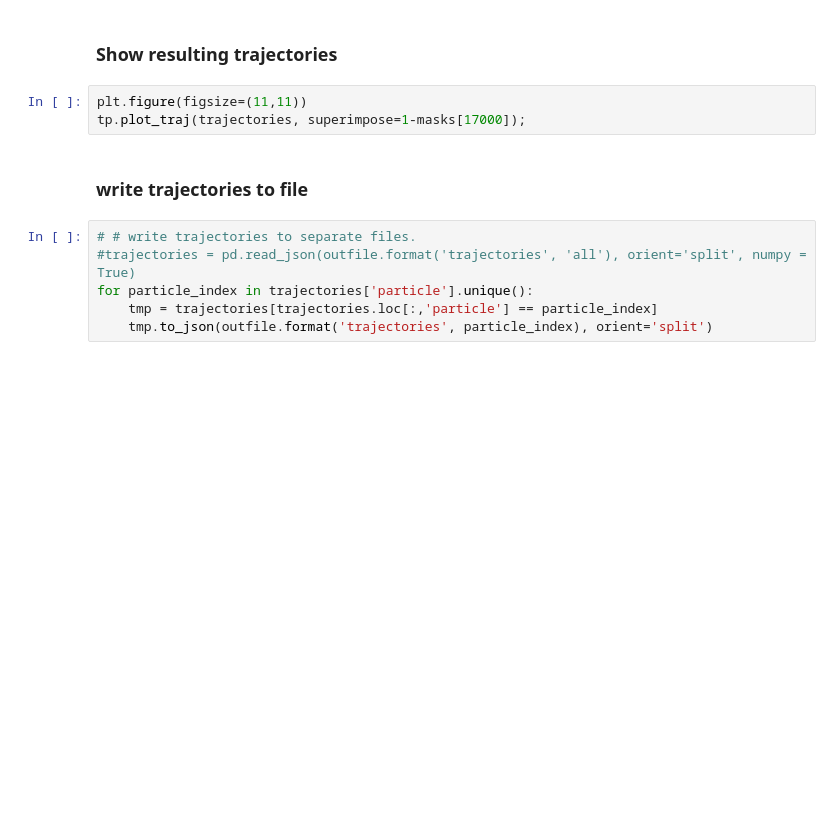
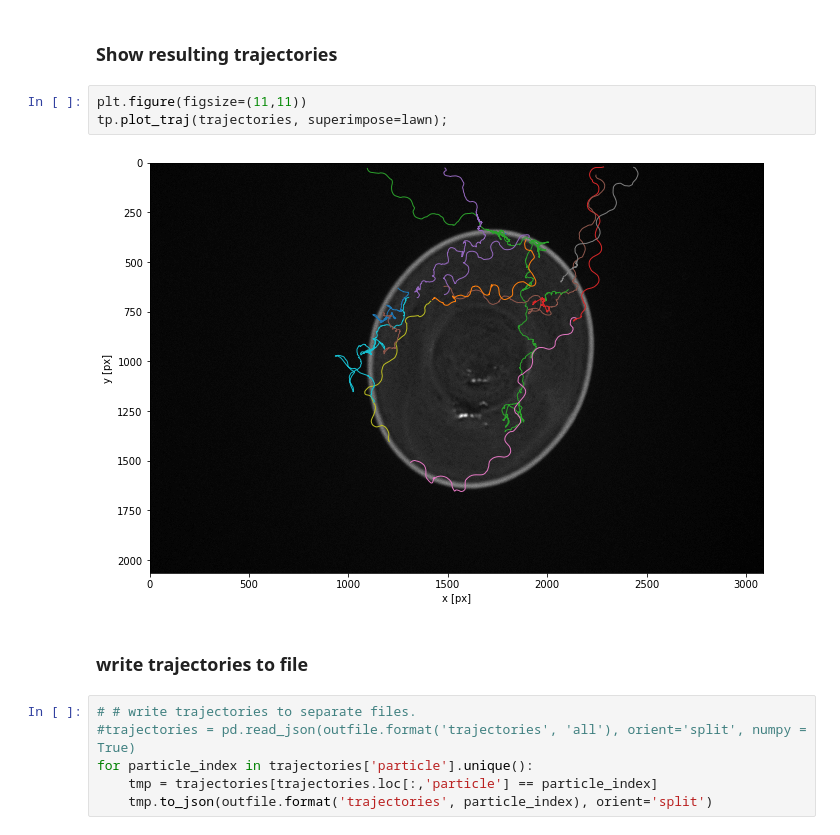
Before and after one commit to scholz-lab/PharaGlow, a Jupyter notebook: notebooks/RunningPharaglowParallel.ipynb, the cells around one changed output. Saved outputs shown, nothing was run; the diff lists cells and outputs as text; blank space fills up the shorter version.

```diff
--- a/notebooks/RunningPharaglowParallel.ipynb
+++ b/notebooks/RunningPharaglowParallel.ipynb
@@ -166,7 +210,9 @@ if lawnfile is not None:
 ### Show resulting trajectories
 # %%
 plt.figure(figsize=(11,11))
-tp.plot_traj(trajectories, superimpose=1-masks[17000]);
+tp.plot_traj(trajectories, superimpose=lawn);
+# %% [output]
+[figure, added]
 # %% [markdown]
 ### write trajectories to file
 # %%
```
Also changed, not shown: parts of 18 cells of this notebook, 3 other files.
